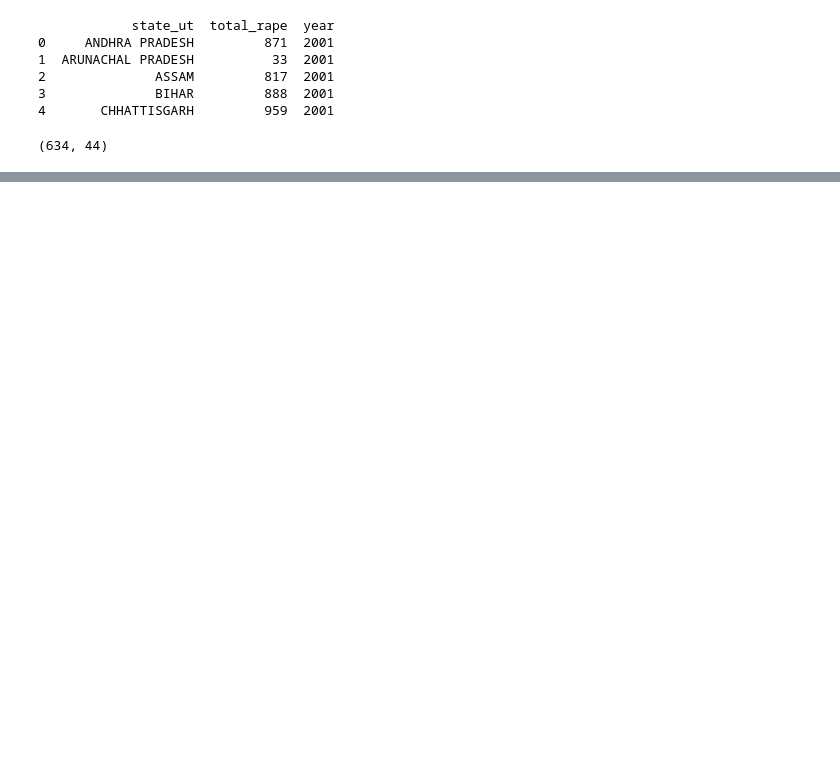
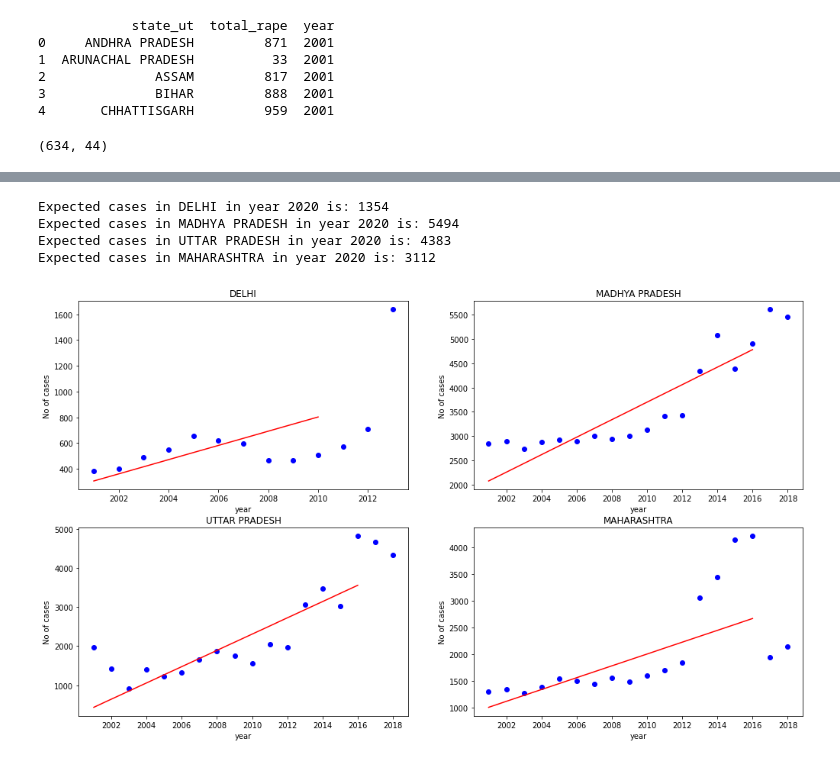
Before and after one commit to Snigdhabhatnagar/Women_Safety_Analysis, a Jupyter notebook: RapeAnalysis.ipynb, the cells around one changed output, grey strips where cells are left out. Saved outputs shown, nothing was run; the diff lists cells and outputs as text; code cells hidden in the pictures; blank space fills up the shorter version.

```diff
--- a/RapeAnalysis.ipynb
+++ b/RapeAnalysis.ipynb
@@ -295,0 +191,58 @@ for ax in axs.flat:
+# %%
+def prediction_state_wise(state):
+    """
+    This function takes state as input, separate the x and y variables, split data into train and test, train the model and use it to predict futurre cases
+    and plot rregression line and scatte plot for better visualization.
+    Args: state
+    return: y - total rape cases in a particular state year wise
+            p - Years in ascending order
+            X_test - test values
+            y_test_preds - perdicted y values
+    """
+    y = data[ data['state_ut']==state]['total_rape']
+    p=np.array(data[data['state_ut']==state]['year']).reshape(-1, 1)
+
+    #Split into train and test
+    X_train, X_test, y_train, y_test = train_test_split(p, y, test_size=0.1, random_state=32)
+
+    lm_model = LinearRegression(normalize=True) # Instantiate
+    lm_model.fit(X_train, y_train) #Fit
+
+    #Predict using your model
+    input=[[2020]]
+    y_test_preds = lm_model.predict(X_test)
+    y_train_preds = lm_model.predict(X_train)
+
+    test_score = r2_score(y_test, y_test_preds)
+    train_score = r2_score(y_train, y_train_preds)
+    y_preds = lm_model.predict(input)
+    print("Expected cases in {} in year 2020 is: {}".format(state,int(y_preds)))
+
+    return p,y,X_test,y_test_preds
+
+# list of states to be predicted
+states_pred=['DELHI','MADHYA PRADESH','UTTAR PRADESH','MAHARASHTRA']
+
+# plots for particular states
+fig, axs = plt.subplots(2, 2,figsize=(17,10))
+plt.setp(axs, xticks=[2002,2004,2006,2008,2010,2012,2014,2016,2018])
+i=0
+j=0
+for state in states_pred:
+    p,y,X_test,y_test_preds=prediction_state_wise(state)
+    axs[i,j].scatter(p, y,color="blue")
+    axs[i,j].plot(X_test, y_test_preds, color='red')
+    axs[i,j].set_title(state)
+    j+=1
+    if(j==2):
+        i+=1
+        j=0
+
+for ax in axs.flat:
+    ax.set(xlabel='year', ylabel='No of cases')
+# %% [output]
+Expected cases in DELHI in year 2020 is: 1354
+Expected cases in MADHYA PRADESH in year 2020 is: 5494
+Expected cases in UTTAR PRADESH in year 2020 is: 4383
+Expected cases in MAHARASHTRA in year 2020 is: 3112
+[figure, added]
```
Also changed, not shown: parts of 18 cells of this notebook.
